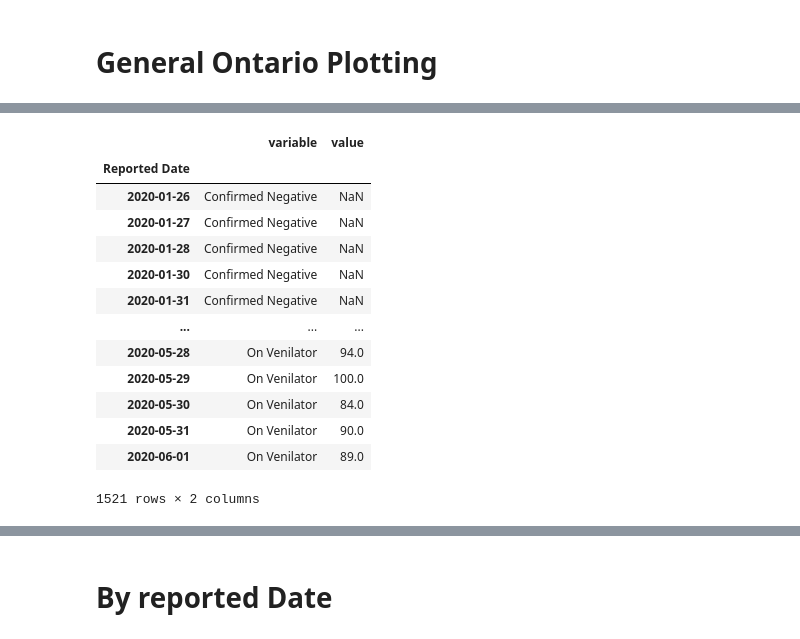
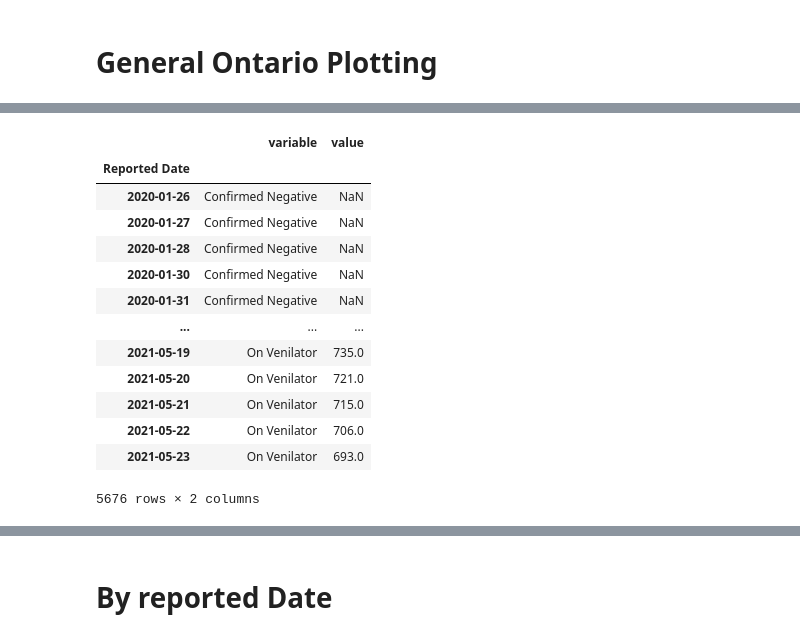
Before and after one commit to minix1234/minix1234.github.io, a Jupyter notebook: pelican/notebooks/Ontario.ipynb, the cells around one changed output, grey strips where cells are left out. Saved outputs shown, nothing was run; the diff lists cells and outputs as text; code cells hidden in the pictures.

```diff
--- a/pelican/notebooks/Ontario.ipynb
+++ b/pelican/notebooks/Ontario.ipynb
@@ -207,26 +203,28 @@ dfstatus
 # %%
 df1 = dfstatus
 df1 = df1.apply(pd.to_numeric)
 dfmelt = df1.reset_index()
+dfmelt = dfmelt.drop(columns=["Approved for Testing"])
 dfmelt = dfmelt.melt(id_vars=['Reported Date'])
 dfmelt = dfmelt.set_index('Reported Date')
 dfmelt['variable'] = dfmelt['variable'].astype('category')
+
 dfmelt
 # %% [output]
 |  | variable | value |
 | Reported Date |  |  |
 | 2020-01-26 | Confirmed Negative | NaN |
 | 2020-01-27 | Confirmed Negative | NaN |
 | 2020-01-28 | Confirmed Negative | NaN |
 | 2020-01-30 | Confirmed Negative | NaN |
 | 2020-01-31 | Confirmed Negative | NaN |
 | ... | ... | ... |
-| 2020-05-28 | On Venilator | 94.0 |
-| 2020-05-29 | On Venilator | 100.0 |
-| 2020-05-30 | On Venilator | 84.0 |
-| 2020-05-31 | On Venilator | 90.0 |
-| 2020-06-01 | On Venilator | 89.0 |
+| 2021-05-19 | On Venilator | 735.0 |
+| 2021-05-20 | On Venilator | 721.0 |
+| 2021-05-21 | On Venilator | 715.0 |
+| 2021-05-22 | On Venilator | 706.0 |
+| 2021-05-23 | On Venilator | 693.0 |
-1521 rows × 2 columns
+5676 rows × 2 columns
 # %%
 fig = px.line(dfmelt, x=dfmelt.index, y="value",color='variable')#,log_y=True)
 fig.update_layout(
```
Also changed, not shown: parts of 18 cells of this notebook.
